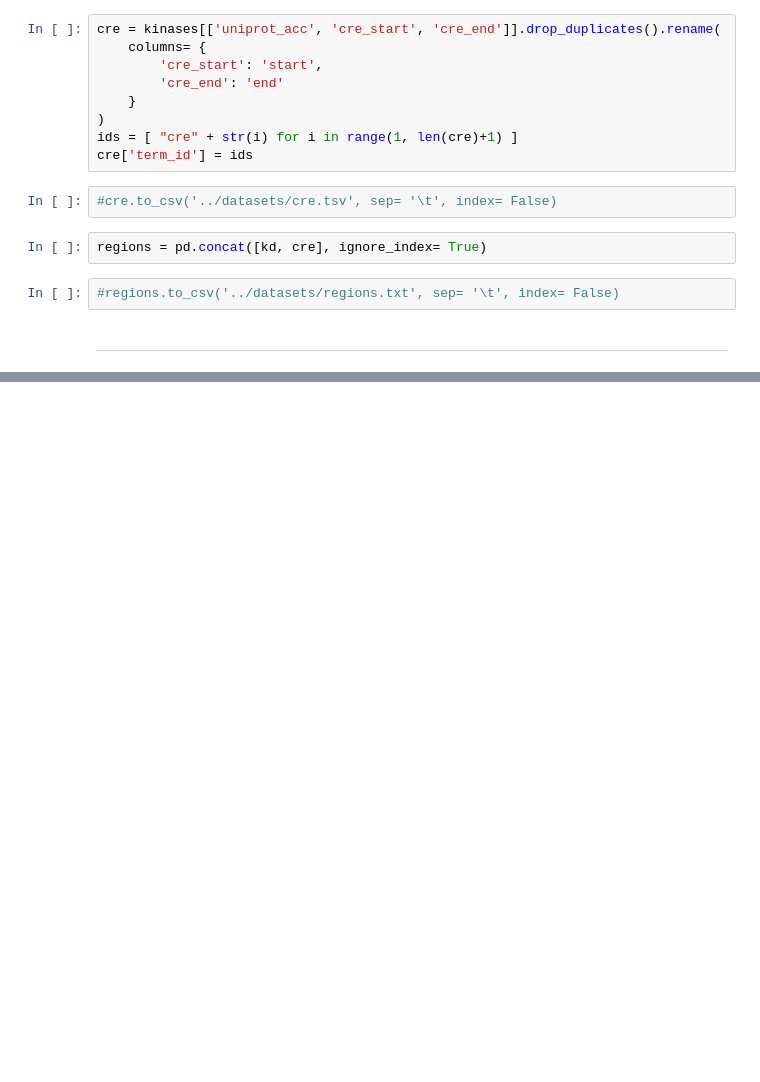
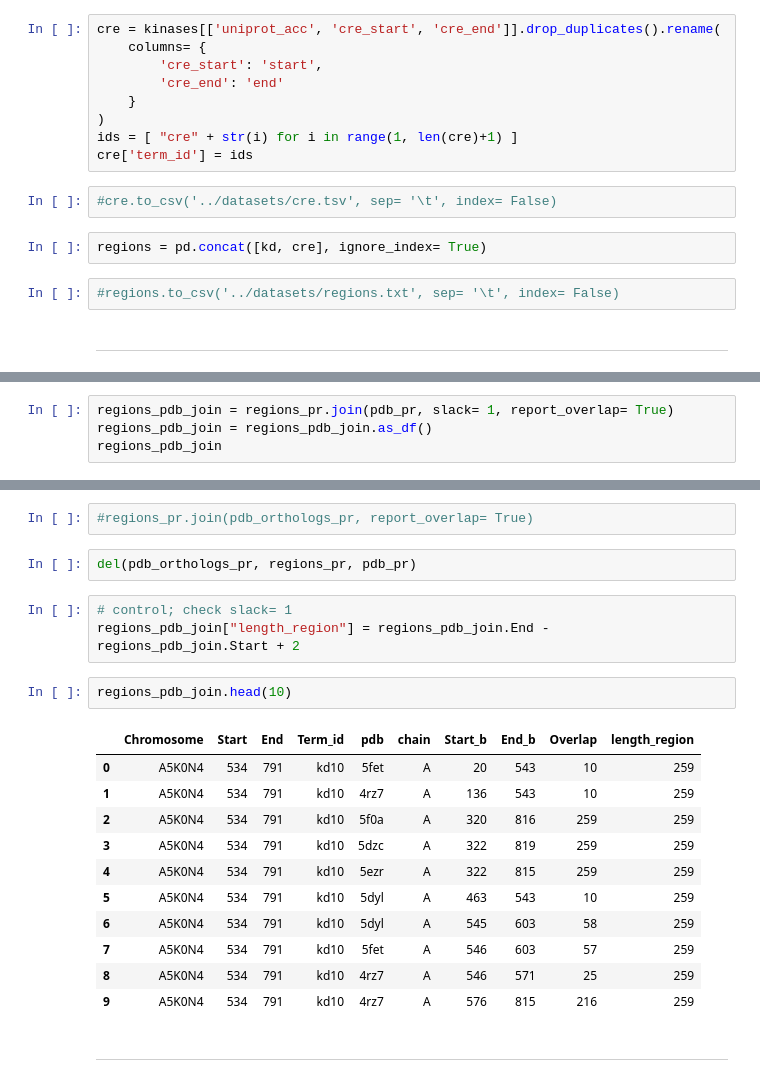
Before and after one commit to alvaro-2/cis-reg, a Jupyter notebook: scripts/orthologs.ipynb, the cells around one changed output, grey strips where cells are left out. Cells and saved outputs as stored; diff of their text form; blank space fills up the shorter version.

Commit message:
mapping pdb structures to orthologs msas

```diff
--- a/scripts/orthologs.ipynb
+++ b/scripts/orthologs.ipynb
@@ -473,0 +392,4 @@ pdb_pr
+# %%
+regions_pdb_join = regions_pr.join(pdb_pr, slack= 1, report_overlap= True)
+regions_pdb_join = regions_pdb_join.as_df()
+regions_pdb_join
@@ -473,0 +410,23 @@ pdb_pr
+# %%
+#regions_pr.join(pdb_orthologs_pr, report_overlap= True)
+# %%
+del(pdb_orthologs_pr, regions_pr, pdb_pr)
+# %%
+# control; check slack= 1
+regions_pdb_join["length_region"] = regions_pdb_join.End - regions_pdb_join.Start + 2
+# %%
+regions_pdb_join.head(10)
+# %% [output]
+|  | Chromosome | Start | End | Term_id | pdb | chain | Start_b | End_b | Overlap | length_region |
+| 0 | A5K0N4 | 534 | 791 | kd10 | 5fet | A | 20 | 543 | 10 | 259 |
+| 1 | A5K0N4 | 534 | 791 | kd10 | 4rz7 | A | 136 | 543 | 10 | 259 |
+| 2 | A5K0N4 | 534 | 791 | kd10 | 5f0a | A | 320 | 816 | 259 | 259 |
+| 3 | A5K0N4 | 534 | 791 | kd10 | 5dzc | A | 322 | 819 | 259 | 259 |
+| 4 | A5K0N4 | 534 | 791 | kd10 | 5ezr | A | 322 | 815 | 259 | 259 |
+| 5 | A5K0N4 | 534 | 791 | kd10 | 5dyl | A | 463 | 543 | 10 | 259 |
+| 6 | A5K0N4 | 534 | 791 | kd10 | 5dyl | A | 545 | 603 | 58 | 259 |
+| 7 | A5K0N4 | 534 | 791 | kd10 | 5fet | A | 546 | 603 | 57 | 259 |
+| 8 | A5K0N4 | 534 | 791 | kd10 | 4rz7 | A | 546 | 571 | 25 | 259 |
+| 9 | A5K0N4 | 534 | 791 | kd10 | 4rz7 | A | 576 | 815 | 216 | 259 |
+# %% [markdown]
+---
```
Also changed, not shown: parts of 31 cells of this notebook.
